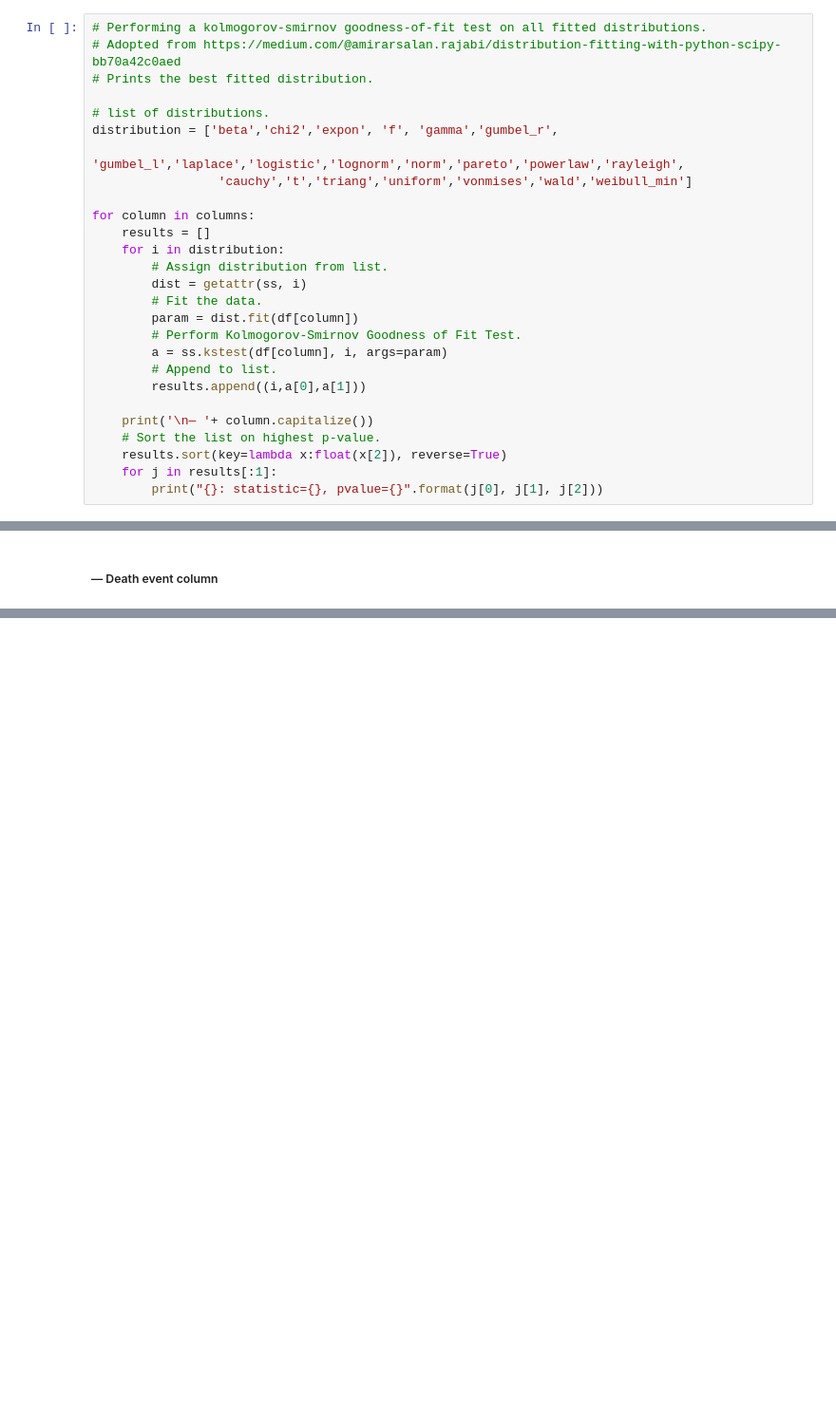
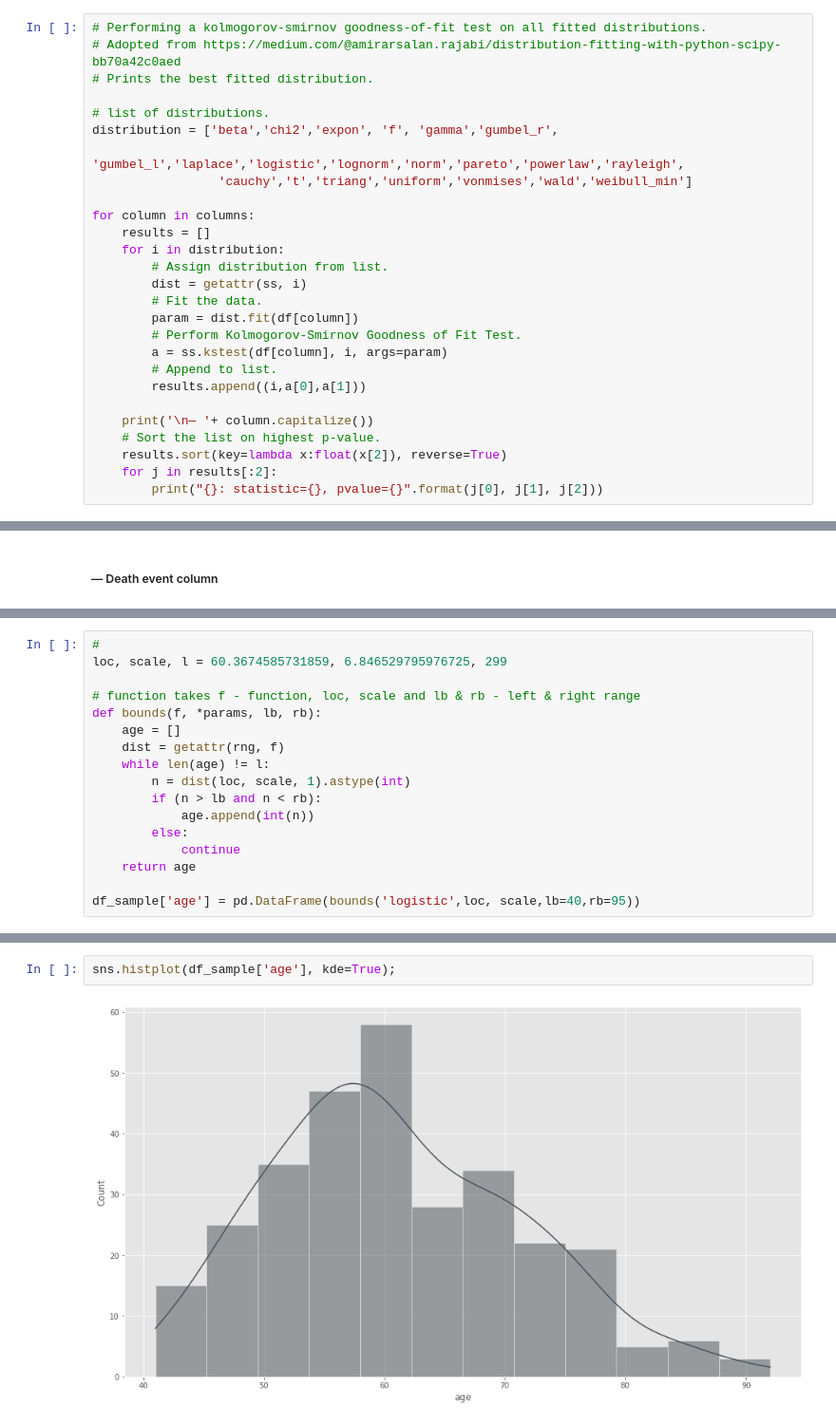
Before and after one commit to mizydorek/Programming-for-Data-Analysis-Project, a Jupyter notebook: project.ipynb, the cells around one changed output, grey strips where cells are left out. Shown: that part at 95% size. Drawn from its saved outputs; the diff is of its cells as text; blank space fills up the shorter version.

```diff
--- a/project.ipynb
+++ b/project.ipynb
@@ -435,7 +435,7 @@ for column in columns:
     print('\n— '+ column.capitalize())
     # Sort the list on highest p-value.
     results.sort(key=lambda x:float(x[2]), reverse=True)
-    for j in results[:1]:
+    for j in results[:2]:
         print("{}: statistic={}, pvalue={}".format(j[0], j[1], j[2]))
 # %% [output]
 — Age
@@ -675,0 +676,17 @@ df_sample[(df_sample['sex'] == 0) & (df_sample['death_event'] == 1)].value_count
+# %%
+#
+loc, scale, l = 60.3674585731859, 6.846529795976725, 299
+
+# function takes f - function, loc, scale and lb & rb - left & right range
+def bounds(f, *params, lb, rb):
+    age = []
+    dist = getattr(rng, f)
+    while len(age) != l:
+        n = dist(loc, scale, 1).astype(int)
+        if (n > lb and n < rb):
+            age.append(int(n))
+        else:
+            continue
+    return age
+
+df_sample['age'] = pd.DataFrame(bounds('logistic',loc, scale,lb=40,rb=95))
@@ -675,0 +709,4 @@ df_sample[(df_sample['sex'] == 0) & (df_sample['death_event'] == 1)].value_count
+# %%
+sns.histplot(df_sample['age'], kde=True);
+# %% [output]
+[figure, added]
```
Also changed, not shown: parts of 25 cells of this notebook.
